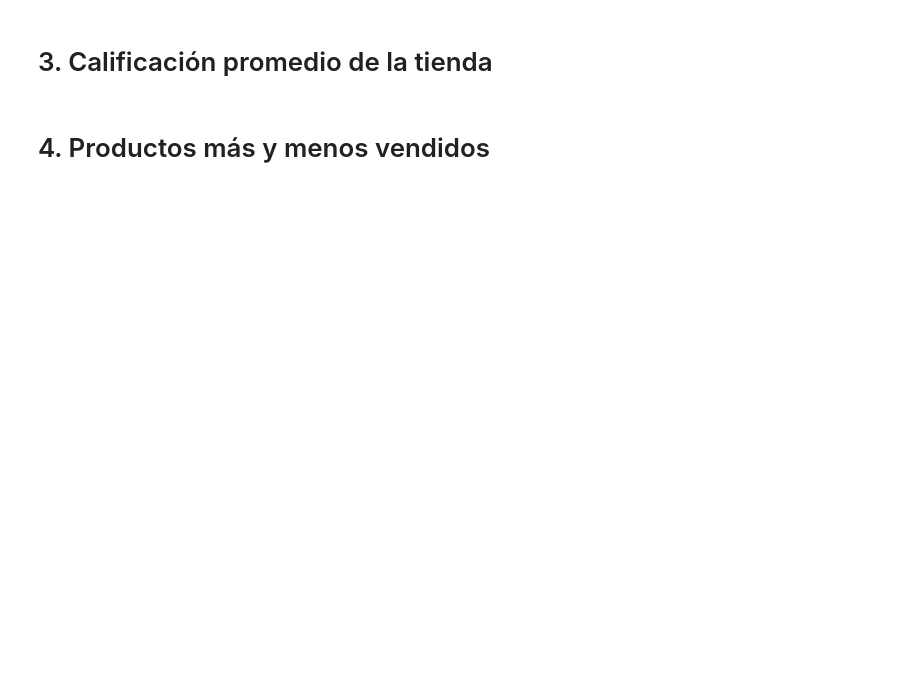
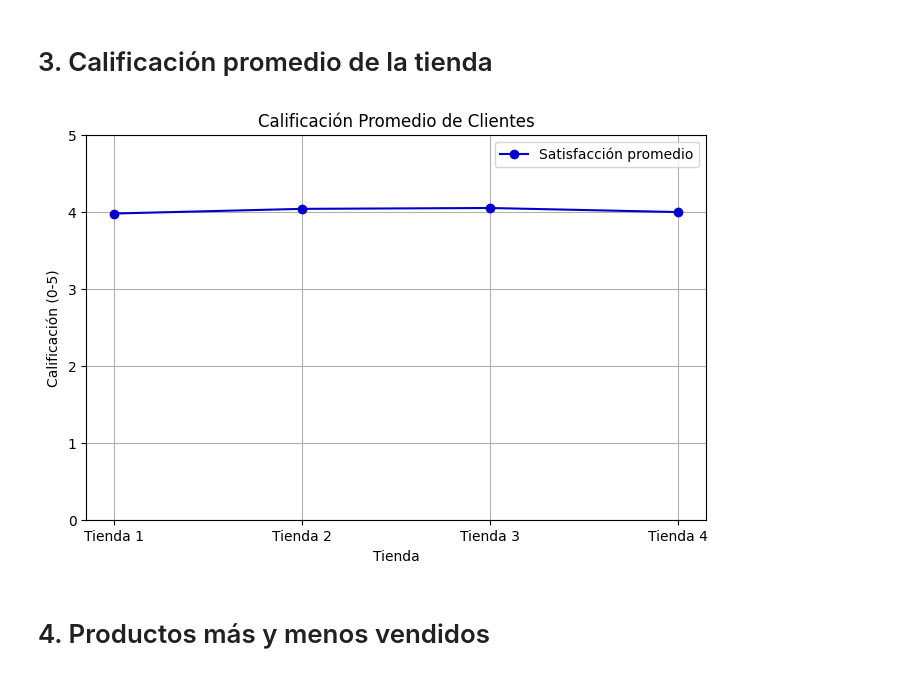
Before and after one commit to TheRealMrR/challenge1-data-science-latam, a Jupyter notebook: analisis.ipynb, the cells around one changed output. Cells and saved outputs as stored; diff of their text form; code cells hidden in the pictures; blank space fills up the shorter version.

```diff
--- a/analisis.ipynb
+++ b/analisis.ipynb
@@ -30,4 +134,25 @@ tienda.head()
 # %% [markdown]
 # 3. Calificación promedio de la tienda
+# %%
+# Calificaciones promedio
+calificaciones = [
+    tienda['Calificación'].mean(),
+    tienda2['Calificación'].mean(),
+    tienda3['Calificación'].mean(),
+    tienda4['Calificación'].mean()
+]
+
+# Gráfico de líneas
+plt.figure(figsize=(8, 5))
+plt.plot(tiendas, calificaciones, marker='o', linestyle='-', color='mediumblue')
+plt.title("Calificación Promedio de Clientes")
+plt.xlabel("Tienda")
+plt.ylabel("Calificación (0-5)")
+plt.ylim(0, 5)
+plt.grid(True)
+plt.legend(["Satisfacción promedio"])
+plt.show()
+# %% [output]
+[figure, added]
 # %% [markdown]
 # 4. Productos más y menos vendidos
```
Also changed, not shown: parts of 7 cells of this notebook.
